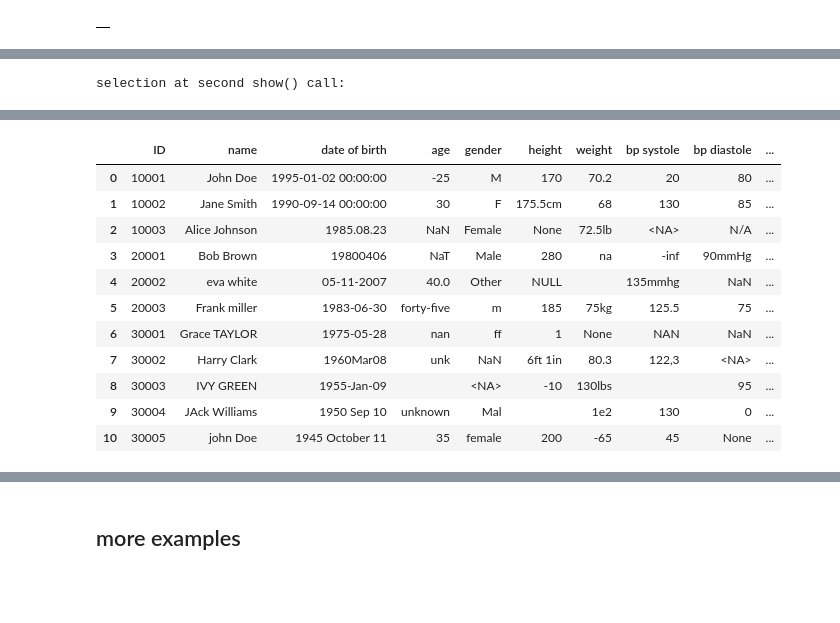
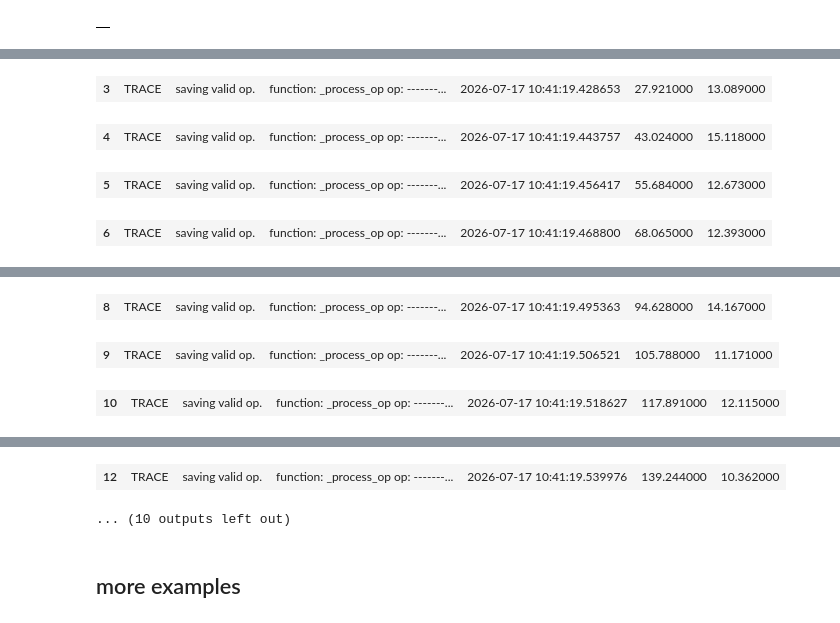
Before and after one commit to MartinVoelkl94/dukit, a Jupyter notebook: interactive_demo.ipynb, the cells around one changed output, grey strips where cells are left out. Cells and saved outputs as stored; diff of their text form; code cells hidden in the pictures; blank space fills up the shorter version.

```diff
--- a/interactive_demo.ipynb
+++ b/interactive_demo.ipynb
@@ -703,20 +700,18 @@ cleared all logs in dukit.util.logs.
 |  |
 # %%
 #print intermediate results during query execution
-qs(
-    df,
-    r"""
-    id
-        %%>20000
-        &&<30000
-    .show
+code = r"""
+id
+    %%>20000
+    &&<30000
+.show
 
-    name
-        %%?bob
-    .show("selection at second show() call:")
+name
+    %%?bob
+.show("selection at second show() call:")
 
-    %
-    %%
-    """
-    )
+%
+%%
+"""
+df.dk.qs(code, verbosity=5)
 # %% [output]
@@ -727 +718,0 @@ qs(
-selection at second show() call:
@@ -730,12 +720,4 @@ selection at second show() call:
-|  | ID | name | date of birth | age | gender | height | weight | bp systole | bp diastole | ... |
-| 0 | 10001 | John Doe | 1995-01-02 00:00:00 | -25 | M | 170 | 70.2 | 20 | 80 | ... |
-| 1 | 10002 | Jane Smith | 1990-09-14 00:00:00 | 30 | F | 175.5cm | 68 | 130 | 85 | ... |
-| 2 | 10003 | Alice Johnson | 1985.08.23 | NaN | Female | None | 72.5lb | <NA> | N/A | ... |
-| 3 | 20001 | Bob Brown | 19800406 | NaT | Male | 280 | na | -inf | 90mmHg | ... |
-| 4 | 20002 | eva white | 05-11-2007 | 40.0 | Other | NULL |  | 135mmhg | NaN | ... |
-| 5 | 20003 | Frank miller | 1983-06-30 | forty-five | m | 185 | 75kg | 125.5 | 75 | ... |
-| 6 | 30001 | Grace TAYLOR | 1975-05-28 | nan | ff | 1 | None | NAN | NaN | ... |
-| 7 | 30002 | Harry Clark | 1960Mar08 | unk | NaN | 6ft 1in | 80.3 | 122,3 | <NA> | ... |
-| 8 | 30003 | IVY GREEN | 1955-Jan-09 |  | <NA> | -10 | 130lbs |  | 95 | ... |
-| 9 | 30004 | JAck Williams | 1950 Sep 10 | unknown | Mal |  | 1e2 | 130 | 0 | ... |
-| 10 | 30005 | john Doe | 1945 October 11 | 35 | female | 200 | -65 | 45 | None | ... |
+| 3 | TRACE | saving valid op. | function: _process_op op: -------... | 2026-07-17 10:41:19.428653 | 27.921000 | 13.089000 |
+| 4 | TRACE | saving valid op. | function: _process_op op: -------... | 2026-07-17 10:41:19.443757 | 43.024000 | 15.118000 |
+| 5 | TRACE | saving valid op. | function: _process_op op: -------... | 2026-07-17 10:41:19.456417 | 55.684000 | 12.673000 |
+| 6 | TRACE | saving valid op. | function: _process_op op: -------... | 2026-07-17 10:41:19.468800 | 68.065000 | 12.393000 |
@@ -741,0 +725,3 @@ selection at second show() call:
+| 8 | TRACE | saving valid op. | function: _process_op op: -------... | 2026-07-17 10:41:19.495363 | 94.628000 | 14.167000 |
+| 9 | TRACE | saving valid op. | function: _process_op op: -------... | 2026-07-17 10:41:19.506521 | 105.788000 | 11.171000 |
+| 10 | TRACE | saving valid op. | function: _process_op op: -------... | 2026-07-17 10:41:19.518627 | 117.891000 | 12.115000 |
@@ -742,3 +729,5 @@ selection at second show() call:
+| 12 | TRACE | saving valid op. | function: _process_op op: -------... | 2026-07-17 10:41:19.539976 | 139.244000 | 10.362000 |
+... (10 outputs left out)
 # %% [markdown]
 ## more examples
 # %%
```
Also changed, not shown: parts of 7 cells of this notebook, 27 other files.
